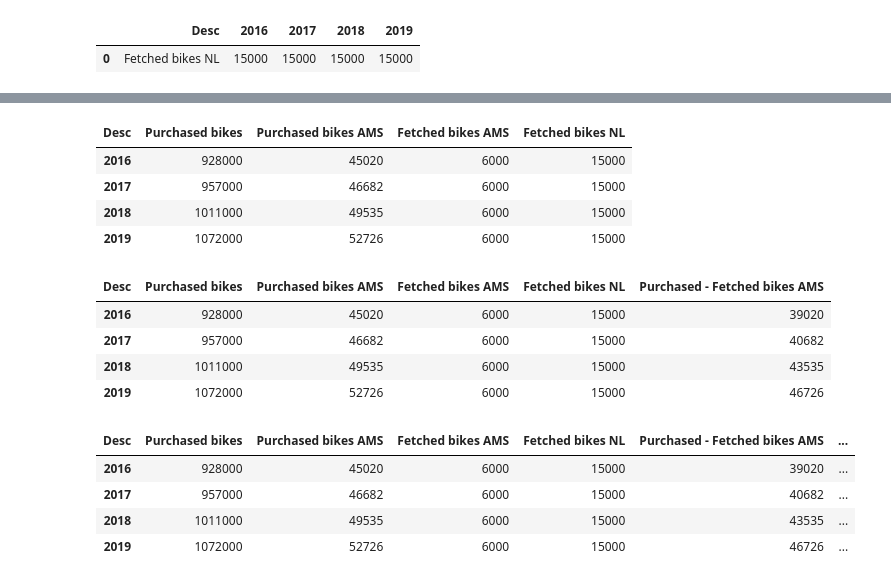
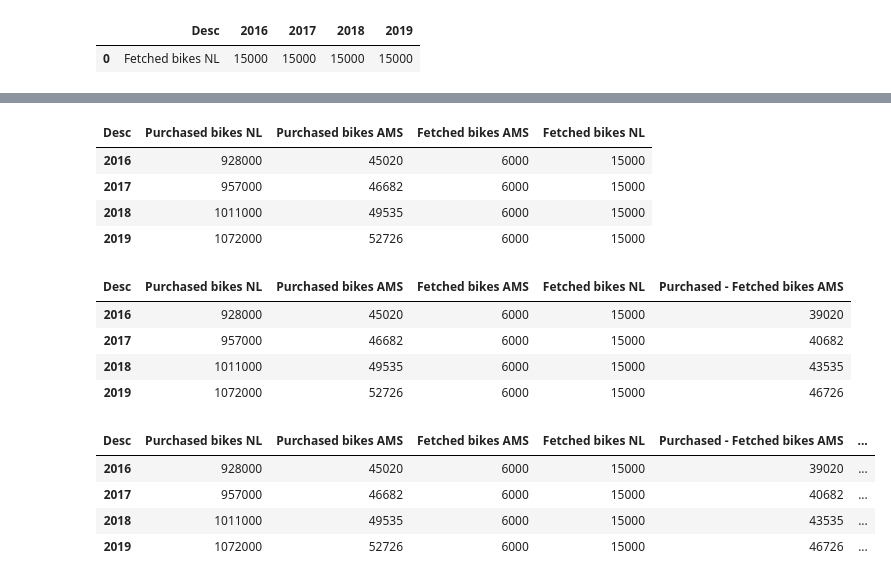
Before and after one commit to AjiacoVic/AMS_Project_Svetlana_Alex, a Jupyter notebook: Purchased.ipynb, the cells around one changed output, grey strips where cells are left out. Saved outputs shown, nothing was run; the diff lists cells and outputs as text; code cells hidden in the pictures.

```diff
--- a/Purchased.ipynb
+++ b/Purchased.ipynb
@@ -69,7 +69,7 @@ total_purchased
 # %%
 #Displaying the correct unit to the Total_purchased df
 total_purchased = total_purchased[['2016', '2017', '2018', '2019']].apply(lambda x: x*1000)
-total_purchased.insert(0, 'Desc', 'Purchased bikes')
+total_purchased.insert(0, 'Desc', 'Purchased bikes NL')
 # %%
 total_purchased
 # %% [output]
@@ -203,7 +197,7 @@ total_purchased = total_purchased.transpose()
 # %%
 total_purchased
 # %% [output]
-| Desc | Purchased bikes | Purchased bikes AMS | Fetched bikes AMS | Fetched bikes NL |
+| Desc | Purchased bikes NL | Purchased bikes AMS | Fetched bikes AMS | Fetched bikes NL |
 | 2016 | 928000 | 45020 | 6000 | 15000 |
 | 2017 | 957000 | 46682 | 6000 | 15000 |
 | 2018 | 1011000 | 49535 | 6000 | 15000 |
@@ -212,16 +206,16 @@ total_purchased
 total_purchased['Purchased - Fetched bikes AMS'] = total_purchased['Purchased bikes AMS']-total_purchased['Fetched bikes AMS']
 total_purchased
 # %% [output]
-| Desc | Purchased bikes | Purchased bikes AMS | Fetched bikes AMS | Fetched bikes NL | Purchased - Fetched bikes AMS |
+| Desc | Purchased bikes NL | Purchased bikes AMS | Fetched bikes AMS | Fetched bikes NL | Purchased - Fetched bikes AMS |
 | 2016 | 928000 | 45020 | 6000 | 15000 | 39020 |
 | 2017 | 957000 | 46682 | 6000 | 15000 | 40682 |
 | 2018 | 1011000 | 49535 | 6000 | 15000 | 43535 |
 | 2019 | 1072000 | 52726 | 6000 | 15000 | 46726 |
 # %%
-total_purchased['Purchased - Fetched bikes NL'] = total_purchased['Purchased bikes']-total_purchased['Fetched bikes NL']
+total_purchased['Purchased - Fetched bikes NL'] = total_purchased['Purchased bikes NL']-total_purchased['Fetched bikes NL']
 total_purchased
 # %% [output]
-| Desc | Purchased bikes | Purchased bikes AMS | Fetched bikes AMS | Fetched bikes NL | Purchased - Fetched bikes AMS | ... |
+| Desc | Purchased bikes NL | Purchased bikes AMS | Fetched bikes AMS | Fetched bikes NL | Purchased - Fetched bikes AMS | ... |
 | 2016 | 928000 | 45020 | 6000 | 15000 | 39020 | ... |
 | 2017 | 957000 | 46682 | 6000 | 15000 | 40682 | ... |
 | 2018 | 1011000 | 49535 | 6000 | 15000 | 43535 | ... |
```
Also changed, not shown: parts of 11 cells of this notebook, 1 other file.
